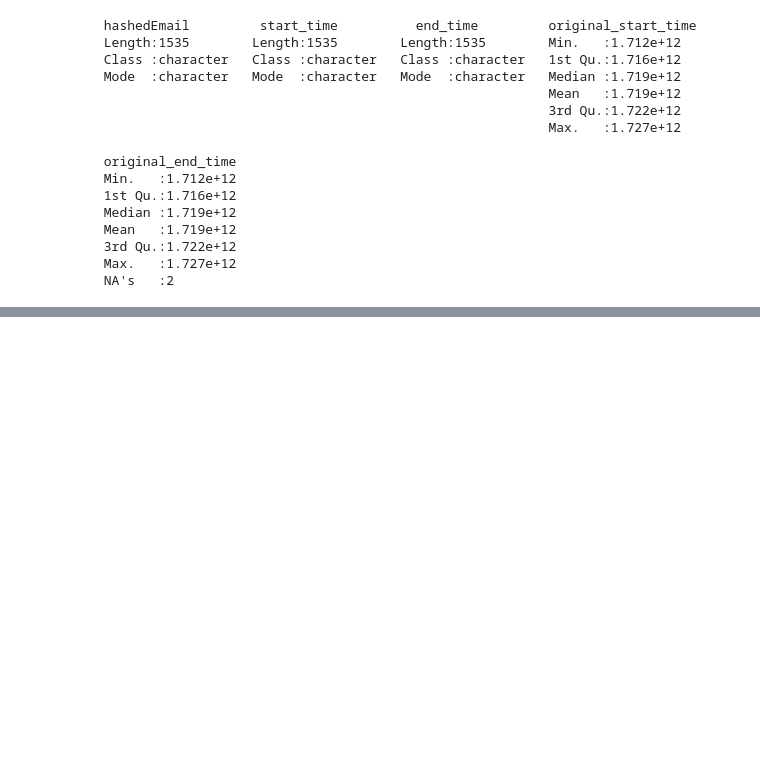
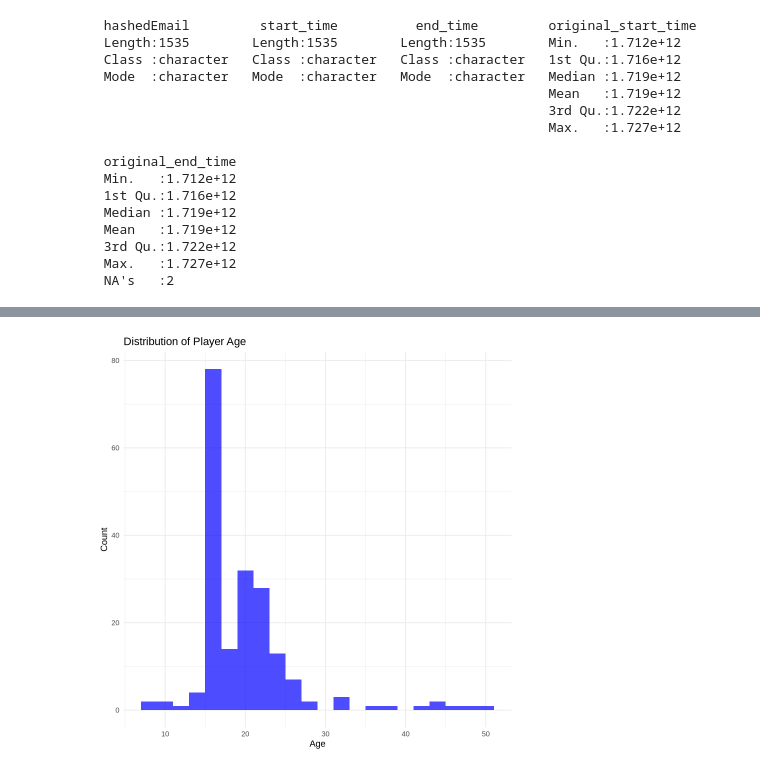
Before and after one commit to krt257/DsciProject, a Jupyter notebook: ProjectProposal.ipynb, the cells around one changed output, grey strips where cells are left out. Drawn from its saved outputs; the diff is of its cells as text; code cells hidden in the pictures; blank space fills up the shorter version.

```diff
--- a/ProjectProposal.ipynb
+++ b/ProjectProposal.ipynb
@@ -148,0 +152,20 @@ ERROR: Error in .local(x, ...): unused argument (origin = "1970-01-01")
+# %%
+# Convert Unix timestamps properly
+sessions_data$start_time <- as.POSIXct(sessions_data$start_time, origin = "1970-01-01", tz = "UTC")
+sessions_data$end_time <- as.POSIXct(sessions_data$end_time, origin = "1970-01-01", tz = "UTC")
+
+# Compute session duration for each session
+sessions_data$session_duration <- as.numeric(difftime(sessions_data$end_time, sessions_data$start_time, units = "mins"))
+
+
+
+
+mean_values <- players_sessions |>
+  summarise(
+    mean_age = mean(Age, na.rm = TRUE),
+    mean_total_sessions = mean(total_sessions, na.rm = TRUE),
+    mean_avg_session_duration = mean(avg_session_duration, na.rm = TRUE),
+    mean_played_hours = mean(played_hours, na.rm = TRUE)
+  )
+
+print(mean_values)
@@ -148,0 +175,12 @@ ERROR: Error in .local(x, ...): unused argument (origin = "1970-01-01")
+# %%
+sessions_summary <- sessions_data |>
+  group_by(hashedEmail) |>
+  summarise(
+    total_sessions = n(),
+    avg_session_duration = mean(session_duration, na.rm = TRUE)
+  )
+
+
+# Merge with players dataset
+players_sessions <- merge(players_data, sessions_summary, by = "hashedEmail", all.x = TRUE)
+players_sessions
@@ -148,0 +207,6 @@ ERROR: Error in .local(x, ...): unused argument (origin = "1970-01-01")
+# %%
+ggplot(players_sessions, aes(x = Age)) +
+  geom_histogram(binwidth = 2, fill = "blue", alpha = 0.7) +
+  labs(title = "Distribution of Player Age", x = "Age", y = "Count") +
+  theme_minimal()
+# %% [output]
@@ -148,0 +215 @@ ERROR: Error in .local(x, ...): unused argument (origin = "1970-01-01")
+[figure, added]
```
Also changed, not shown: parts of 12 cells of this notebook.
